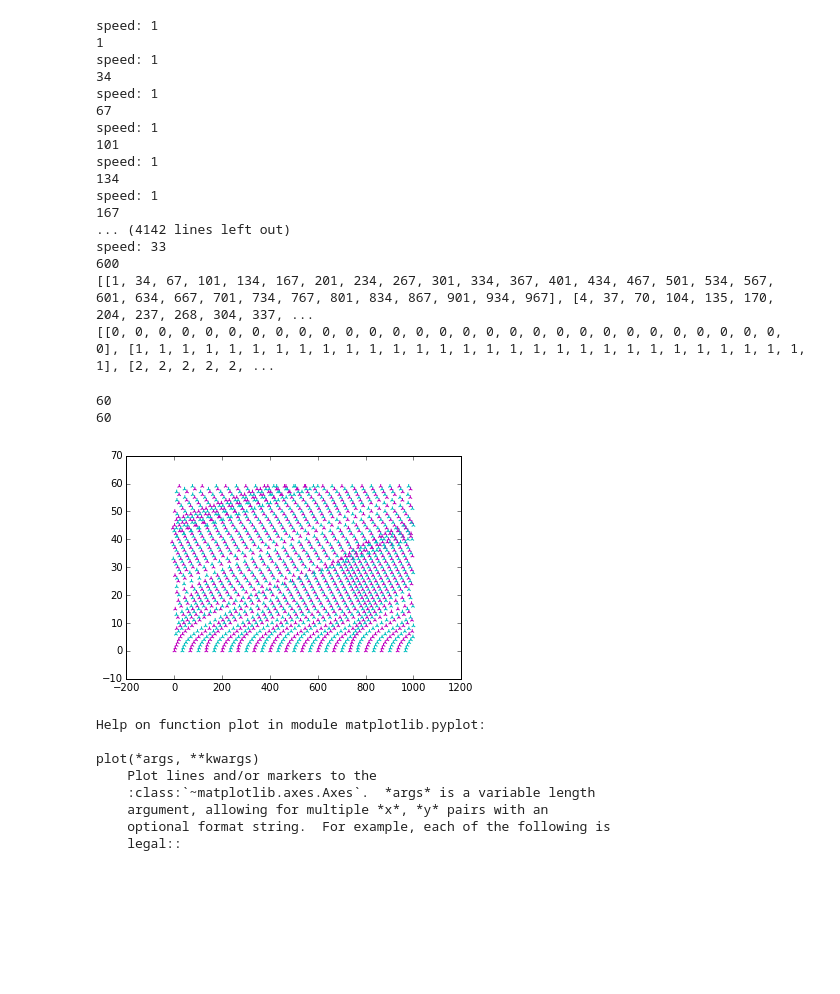
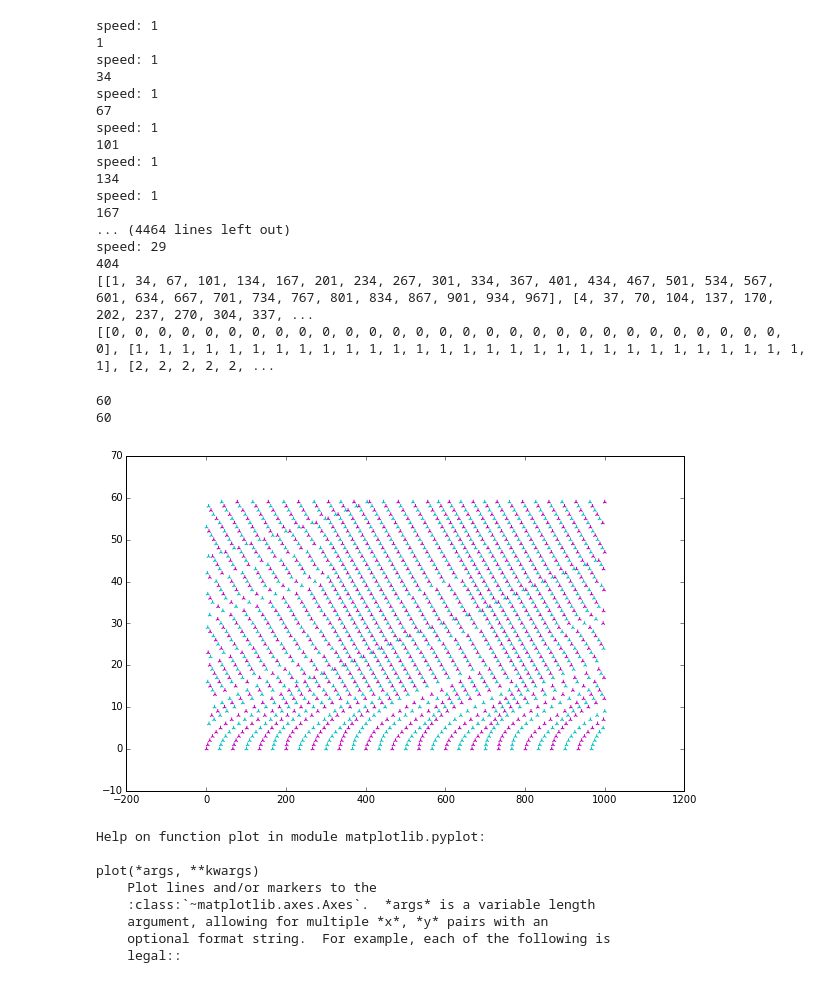
Before and after one commit to SorenOlegnowicz/traffic-simulation, a Jupyter notebook: Lesser Traffic.ipynb, the cells around one changed output. Saved outputs shown, nothing was run; the diff lists cells and outputs as text; code cells hidden in the pictures; blank space fills up the shorter version.

```diff
--- a/Lesser Traffic.ipynb
+++ b/Lesser Traffic.ipynb
@@ -80,15 +80,15 @@ def entelocheia(monia_list):
         try:
             next_soul = riv.soul_2[riv.soul_2.index(i)+1]
             if i.position >= next_soul.position - 5 and next_soul.position > (i.position - i.current_speed):
-                i.position = next_soul.position - 6 # why is it executing this statement?
+                i.position = next_soul.position - 6
                 i.current_speed = next_soul.current_speed
                 print(i.position)
                 print(next_soul.position)
         except IndexError:
             pass
-            #if i.position > riv.soul_2[0].position - 5:
-             #   i.position = riv.soul_2[0].position
-            #  i.current_speed = riv.soul[0].current_speed
+            if i.position > riv.soul_2[0].position - 5 and riv.soul_2[0].position > (i.position - i.current_speed):
+                i.position = riv.soul_2[0].position - 6
+                i.current_speed = riv.soul[0].current_speed
         monia_list.append(i.position)
         print(i.position)
 
@@ -120,21 +120,22 @@ speed: 1
 134
 speed: 1
 167
-... (4142 lines left out)
-speed: 33
-600
-[[1, 34, 67, 101, 134, 167, 201, 234, 267, 301, 334, 367, 401, 434, 467, 501, 534, 567, 601, 634, 667, 701, 734, 767, 801, 834, 867, 901, 934, 967], [4, 37, 70, 104, 135, 170, 204, 237, 268, 304, 337, ...
+... (4464 lines left out)
+speed: 29
+404
+[[1, 34, 67, 101, 134, 167, 201, 234, 267, 301, 334, 367, 401, 434, 467, 501, 534, 567, 601, 634, 667, 701, 734, 767, 801, 834, 867, 901, 934, 967], [4, 37, 70, 104, 137, 170, 202, 237, 270, 304, 337, ...
 [[0, 0, 0, 0, 0, 0, 0, 0, 0, 0, 0, 0, 0, 0, 0, 0, 0, 0, 0, 0, 0, 0, 0, 0, 0, 0, 0, 0, 0, 0], [1, 1, 1, 1, 1, 1, 1, 1, 1, 1, 1, 1, 1, 1, 1, 1, 1, 1, 1, 1, 1, 1, 1, 1, 1, 1, 1, 1, 1, 1], [2, 2, 2, 2, 2, ...
 # %%
 print(len(master_list))
 print(len(time_list))
+plt.rcParams['figure.figsize'] = 10, 6
 plt.scatter(master_list, time_list, c=['m','c'], marker = '2')
 
 plt.show()
 # %% [output]
 60
 60
-[figure, old version]
+[figure, new version]
 # %%
 help(plt.plot)
 # %% [output]
```
